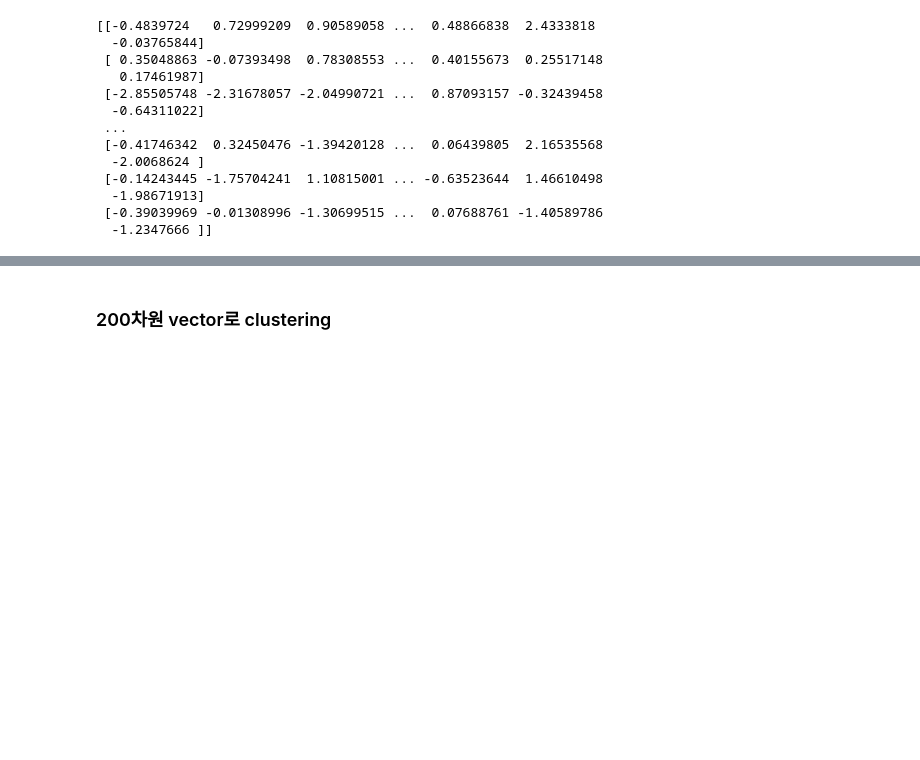
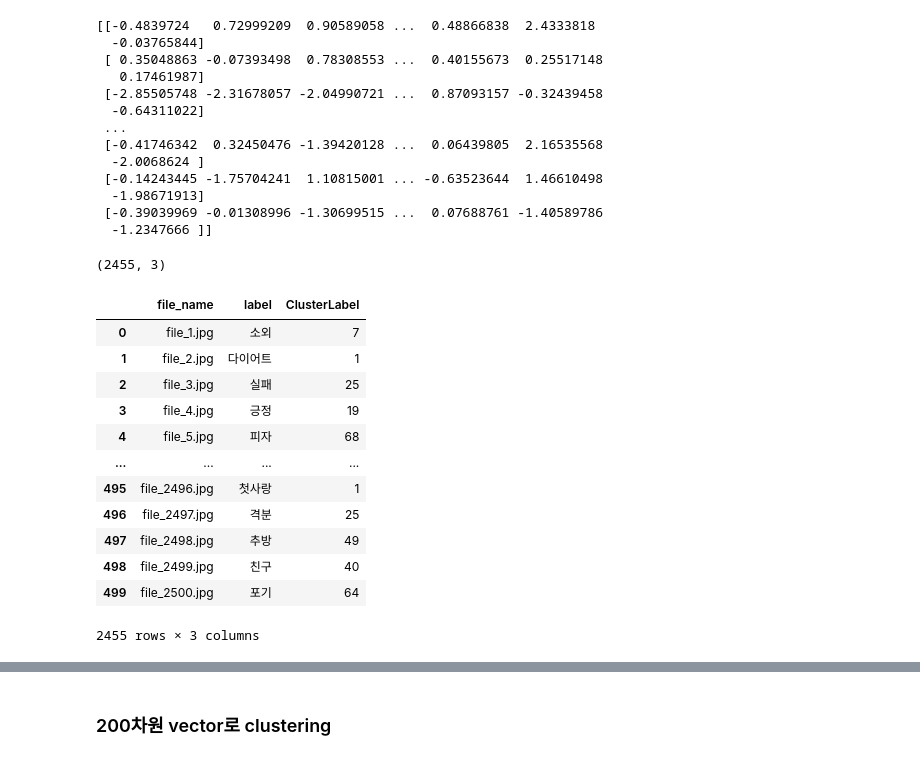
Before and after one commit to hurontrara/hufs-ml-mlserver, a Jupyter notebook: word2vec-KMEANS.ipynb, the cells around one changed output, grey strips where cells are left out. Drawn from its saved outputs; the diff is of its cells as text; code cells hidden in the pictures; blank space fills up the shorter version.

```diff
--- a/word2vec-KMEANS.ipynb
+++ b/word2vec-KMEANS.ipynb
@@ -213,3 +245,26 @@ print(embedding_matrix)
   -1.98671913]
  [-0.39039969 -0.01308996 -1.30699515 ...  0.07688761 -1.40589786
   -1.2347666 ]]
+# %%
+from sklearn.cluster import KMeans # K-Means
+best_cluster = 75
+kmeans = KMeans(n_clusters = best_cluster, random_state = 0)
+Y_labels = kmeans.fit_predict(embedding_matrix)
+data['ClusterLabel'] = Y_labels
+print(data.shape)
+data
+# %% [output]
+(2455, 3)
+|  | file_name | label | ClusterLabel |
+| 0 | file_1.jpg | 소외 | 7 |
+| 1 | file_2.jpg | 다이어트 | 1 |
+| 2 | file_3.jpg | 실패 | 25 |
+| 3 | file_4.jpg | 긍정 | 19 |
+| 4 | file_5.jpg | 피자 | 68 |
+| ... | ... | ... | ... |
+| 495 | file_2496.jpg | 첫사랑 | 1 |
+| 496 | file_2497.jpg | 격분 | 25 |
+| 497 | file_2498.jpg | 추방 | 49 |
+| 498 | file_2499.jpg | 친구 | 40 |
+| 499 | file_2500.jpg | 포기 | 64 |
+2455 rows × 3 columns
```
Also changed, not shown: parts of 15 cells of this notebook.
